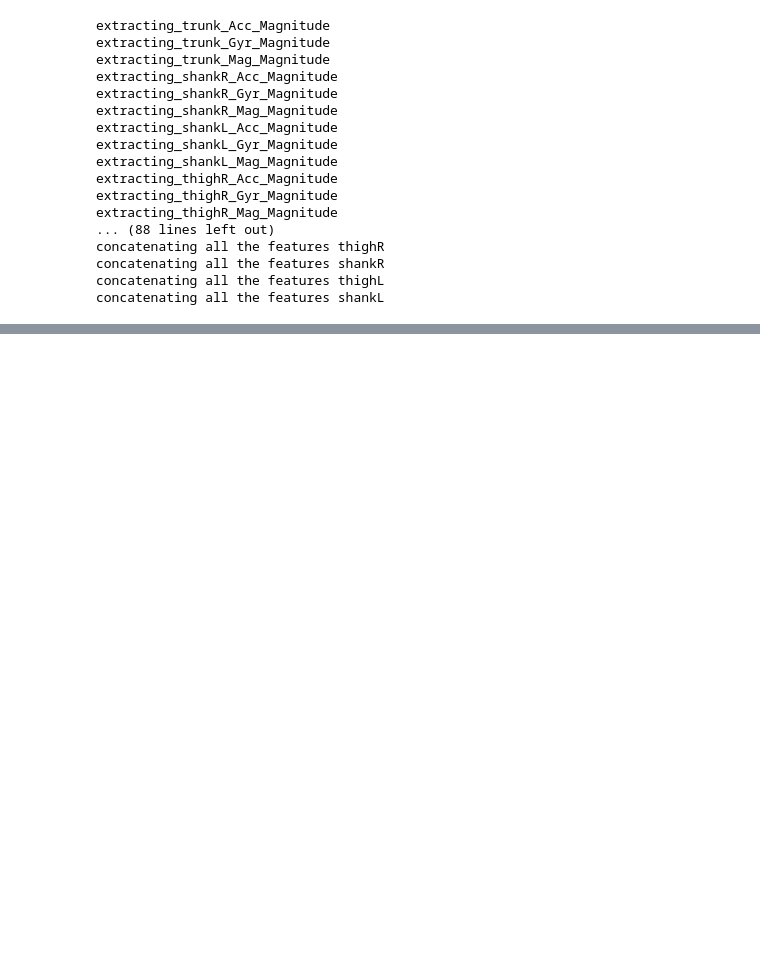
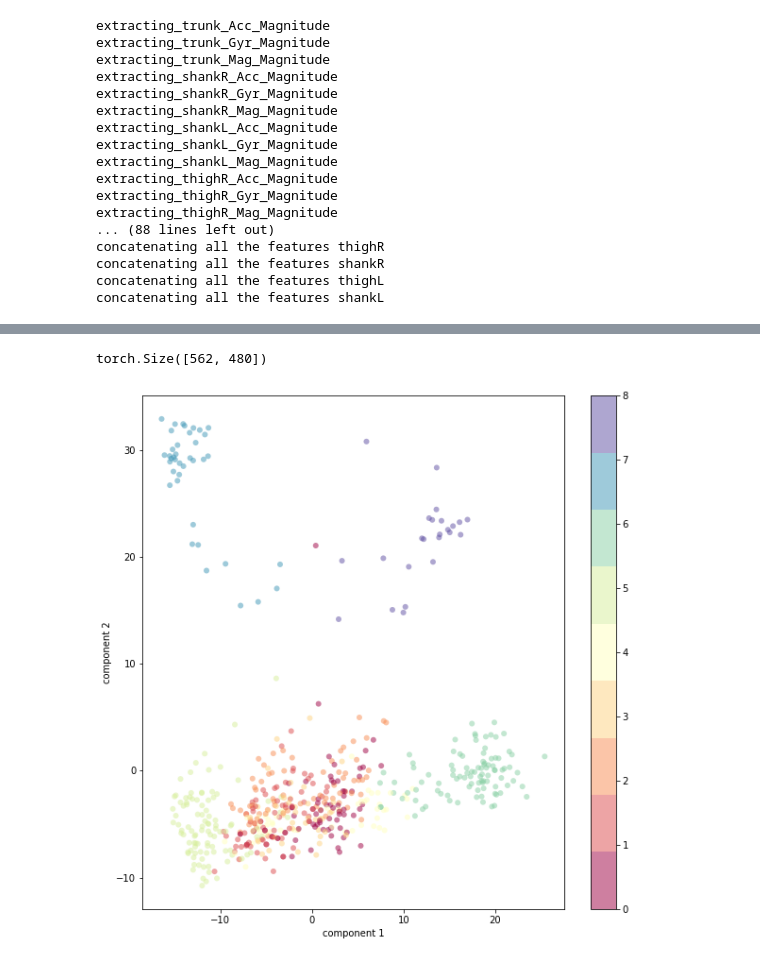
Before and after one commit to GuillaumeLam/INTER-SUBJ-RQ, a Jupyter notebook: INTER_SUBJ_OOD.ipynb, the cells around one changed output, grey strips where cells are left out. Cells and saved outputs as stored; diff of their text form; code cells hidden in the pictures; blank space fills up the shorter version.

```diff
--- a/INTER_SUBJ_OOD.ipynb
+++ b/INTER_SUBJ_OOD.ipynb
@@ -174,0 +127,13 @@ Test Acc: 0.9407234997169988
+# %%
+pca = PCA(2)  # project from 480 to 2 dimensions
+projected = pca.fit_transform(X.detach().numpy())
+print(X.shape)
+plt.scatter(projected[:, 0], projected[:, 1],
+            c=Y.detach().numpy().argmax(axis=1), edgecolor='none', alpha=0.5,
+            cmap=plt.cm.get_cmap('Spectral', 9))
+plt.xlabel('component 1')
+plt.ylabel('component 2')
+plt.colorbar();
+# %% [output]
+torch.Size([562, 480])
+[figure, added]
```
Also changed, not shown: parts of 22 cells of this notebook, 1 other file.
